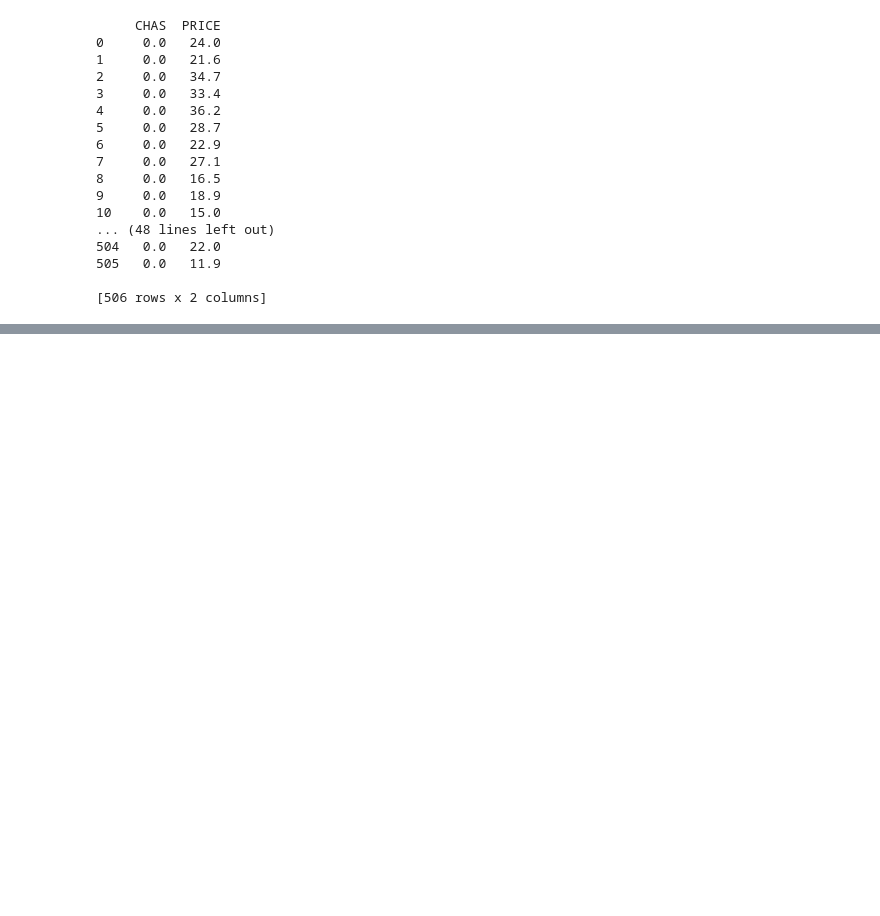
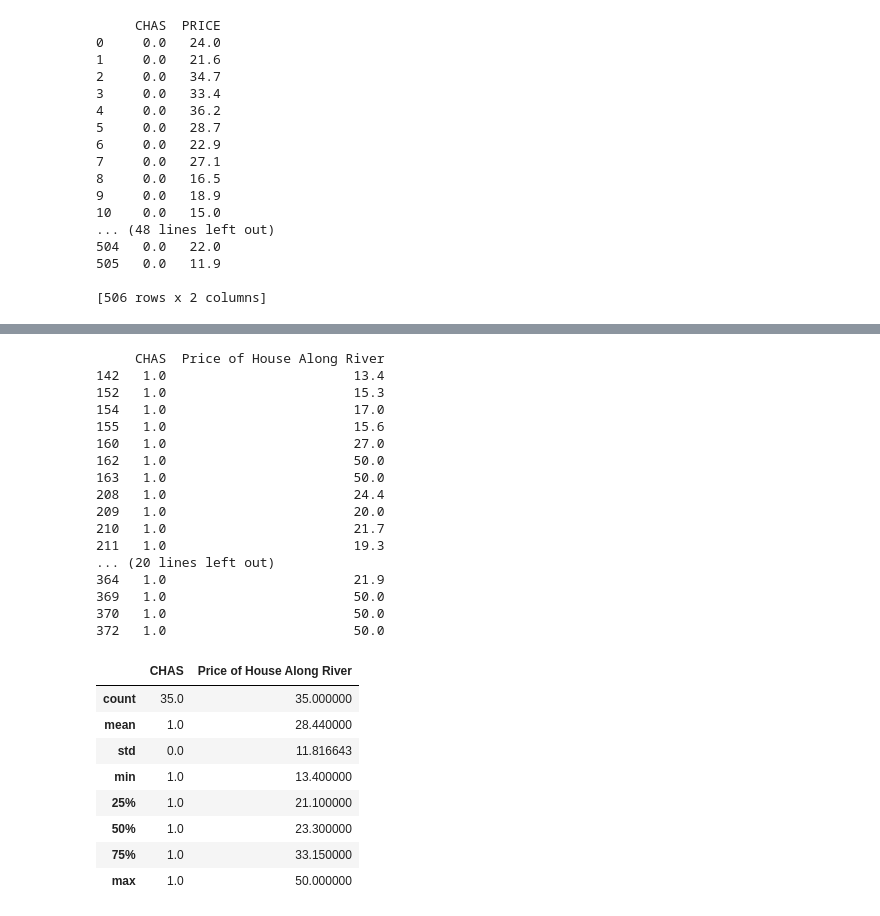
Before and after one commit to shanecanny1/Machine-Learning-and-Statistics-Project, a Jupyter notebook: Machine Learning Project Boston House Prices.ipynb, the cells around one changed output, grey strips where cells are left out. Cells and saved outputs as stored; diff of their text form; code cells hidden in the pictures; blank space fills up the shorter version.

```diff
--- a/Machine Learning Project Boston House Prices.ipynb
+++ b/Machine Learning Project Boston House Prices.ipynb
@@ -237,0 +302,38 @@ print(river_house_price)
+# %%
+## Creating a dataframe of houses and prices that are along the river ##
+house_along_river=river_house_price[river_house_price.CHAS == 1]
+
+## Renaming Columns Names for Clarity ##
+
+house_along_river.columns = ['CHAS', 'Price of House Along River']
+print(house_along_river)
+
+## Listing Summary Statistics for Price of Houses along the river ##
+house_along_river.describe()
+# %% [output]
+     CHAS  Price of House Along River
+142   1.0                        13.4
+152   1.0                        15.3
+154   1.0                        17.0
+155   1.0                        15.6
+160   1.0                        27.0
+162   1.0                        50.0
+163   1.0                        50.0
+208   1.0                        24.4
+209   1.0                        20.0
+210   1.0                        21.7
+211   1.0                        19.3
+... (20 lines left out)
+364   1.0                        21.9
+369   1.0                        50.0
+370   1.0                        50.0
+372   1.0                        50.0
+|  | CHAS | Price of House Along River |
+| count | 35.0 | 35.000000 |
+| mean | 1.0 | 28.440000 |
+| std | 0.0 | 11.816643 |
+| min | 1.0 | 13.400000 |
+| 25% | 1.0 | 21.100000 |
+| 50% | 1.0 | 23.300000 |
+| 75% | 1.0 | 33.150000 |
+| max | 1.0 | 50.000000 |
```
Also changed, not shown: parts of 3 cells of this notebook.
